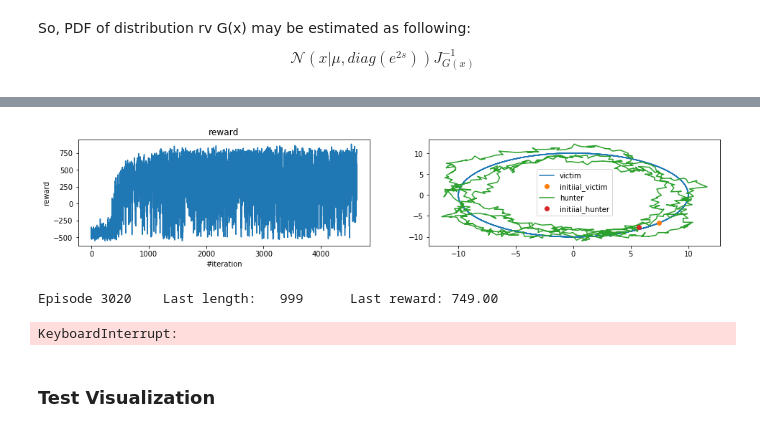
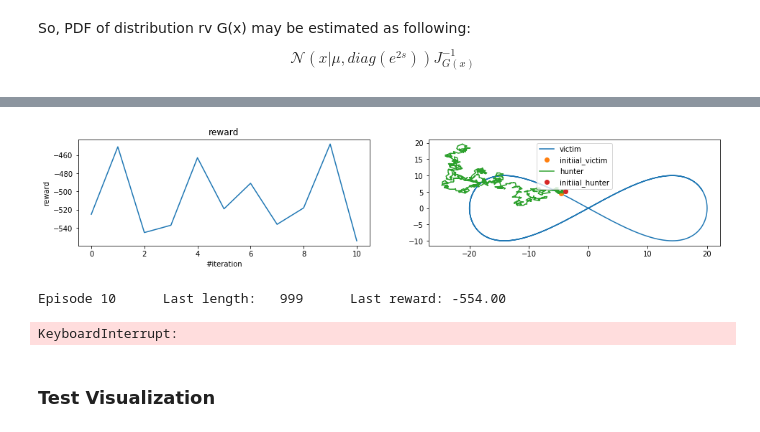
Before and after one commit to egornuzhin/hunter_learning, a Jupyter notebook: rl_hunter_larning_radial_domain.ipynb, the cells around one changed output, grey strips where cells are left out. Drawn from its saved outputs; the diff is of its cells as text; code cells hidden in the pictures.

```diff
--- a/rl_hunter_larning_radial_domain.ipynb
+++ b/rl_hunter_larning_radial_domain.ipynb
@@ -109 +3,23 @@ env.reset()
+# %%
+from environment import HunterEnvironment
+import numpy as np
+import torch
+import torch.nn as nn
+
+
+def eight_curve_victim_policy(t):
+    phi = (2*np.pi)/30*t*0.1/2
+    r = 10*2
+
+    x = r * np.sin(phi)
+    y = r * np.sin(phi)*np.cos(phi)
+    return np.array([x,y])
+
+def ellipse_victim_policy(t):
+    phi = (2*np.pi)/30*t*0.1
+    r = 10+2*np.sin(phi*2)**2*0
+
+    x = r * np.sin(phi)#+(t/20)
+    y = r * np.cos(phi)#+(t/10)
+    return np.array([x,y])
 # %% [markdown]
@@ -306,8 +55,0 @@ def main(episodes, verbose=True):
-# %%
-optimizer = optim.Adam(policy.parameters(), lr=learning_rate/10)
-policy.gamma = 0.9
-main(100000)
-# %% [output]
-[figure, removed]
-Episode 3020    Last length:   999      Last reward: 749.00
-KeyboardInterrupt:
@@ -317 +56,14 @@ main(100000)
+# %%
+from policy import HunterPolicy
+from train import train
+%matplotlib inline
+
+env = HunterEnvironment(eight_curve_victim_policy)
+policy = HunterPolicy(env)
+# %%
+train(policy,env,100000)
+# %% [output]
+[figure, added]
+Episode 10      Last length:   999      Last reward: -554.00
+KeyboardInterrupt:
 # %%
```
Also changed, not shown: parts of 14 cells of this notebook, 4 other files.
